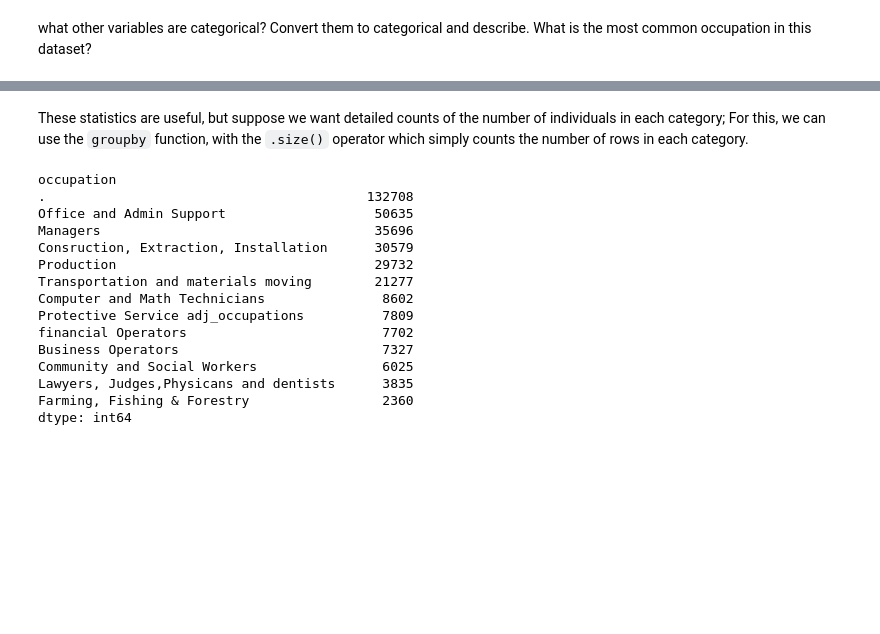
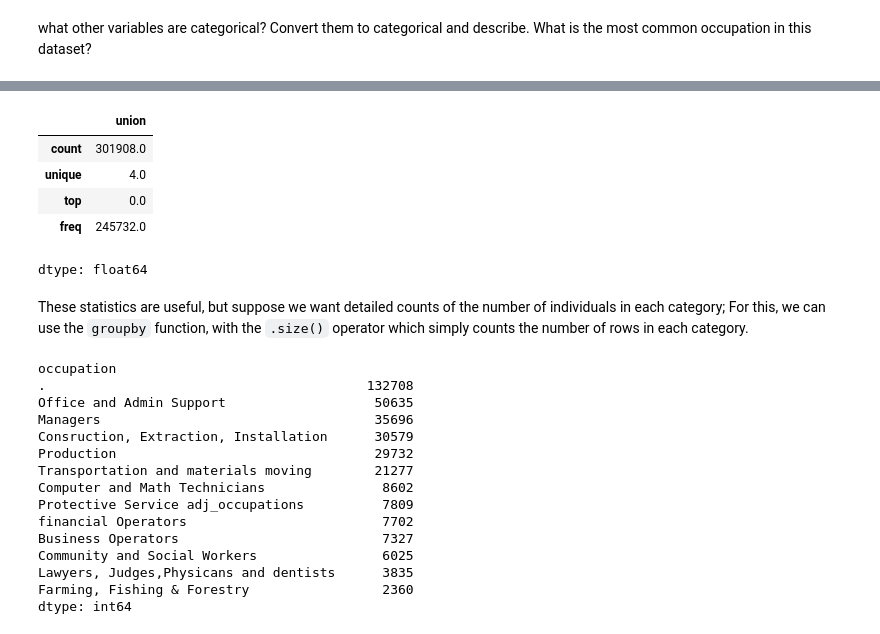
Before and after one commit to shiraparnes/QM2, a Jupyter notebook: notebooks_2025_option_2/W05. Distributions and Basic Statistics.ipynb, the cells around one changed output, grey strips where cells are left out. Saved outputs shown, nothing was run; the diff lists cells and outputs as text; code cells hidden in the pictures; blank space fills up the shorter version.

```diff
--- a/notebooks_2025_option_2/W05. Distributions and Basic Statistics.ipynb
+++ b/notebooks_2025_option_2/W05. Distributions and Basic Statistics.ipynb
@@ -173,3 +191,13 @@ what other variables are categorical? Convert them to categorical and describe.
+# %%
+df['union']=df['union'].astype('category')
+df['union'].describe()
+# %% [output]
+|  | union |
+| count | 301908.0 |
+| unique | 4.0 |
+| top | 0.0 |
+| freq | 245732.0 |
+dtype: float64
 # %% [markdown]
 These statistics are useful, but suppose we want detailed counts of the number of individuals in each category; For this, we can use the `groupby` function, with the `.size()` operator which simply counts the number of rows in each category.
 # %%
```
Also changed, not shown: parts of 15 cells of this notebook.
